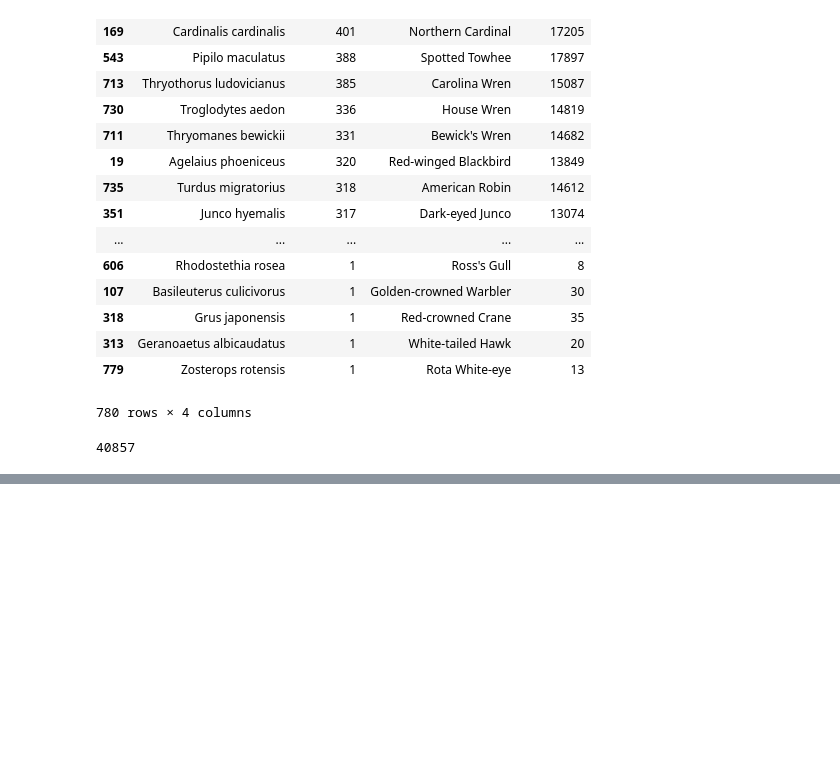
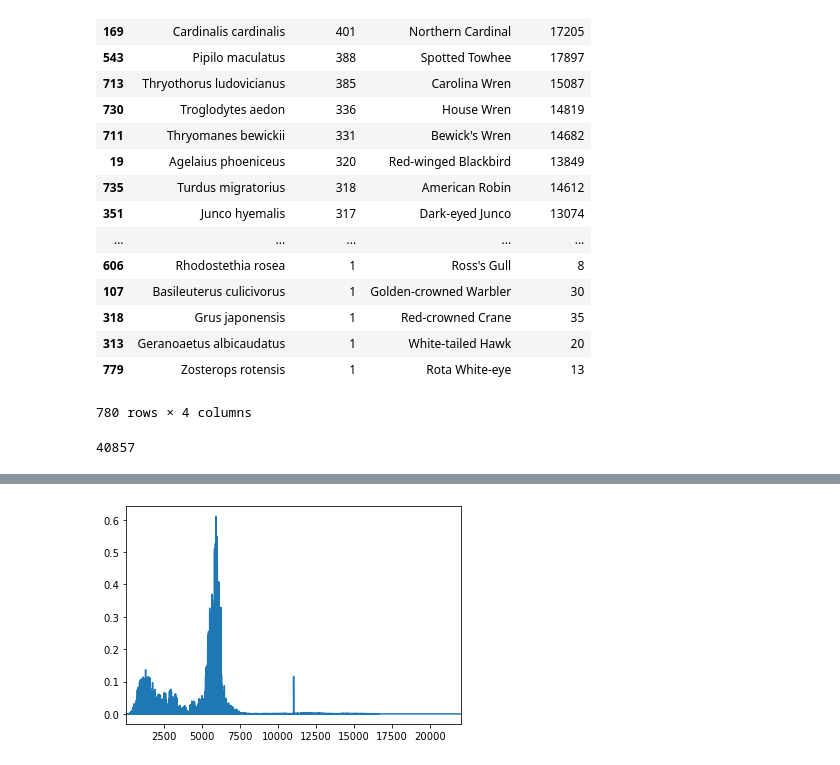
Before and after one commit to SeanScripts/us-bird-songs, a Jupyter notebook: Denoise.ipynb, the cells around one changed output, grey strips where cells are left out. Cells and saved outputs as stored; diff of their text form; code cells hidden in the pictures; blank space fills up the shorter version.

```diff
--- a/Denoise.ipynb
+++ b/Denoise.ipynb
@@ -114,0 +139,6 @@ def denoise(file):
+# %%
+plt.plot(freq[L], PSD[L])
+plt.xlim(freq[L[0]], freq[L[-1]])
+plt.show()
+# %% [output]
+[figure, added]
```
Also changed, not shown: parts of 20 cells of this notebook.
